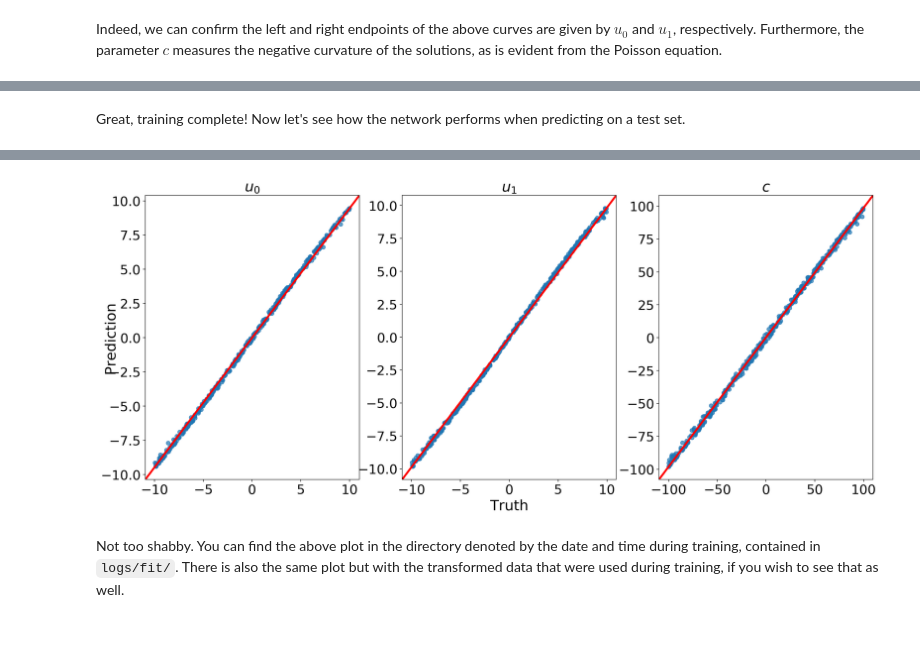
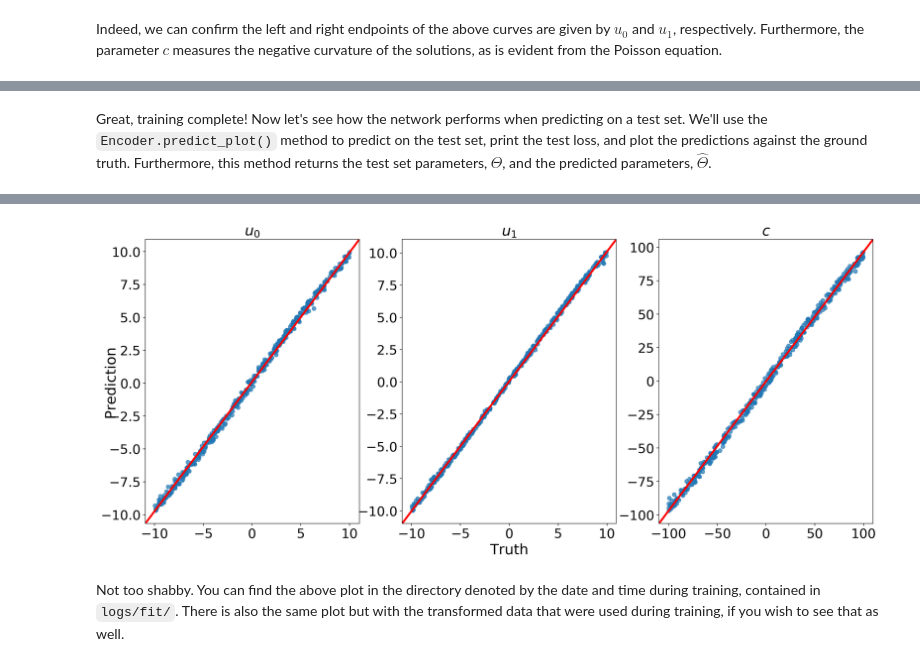
Before and after one commit to mattlukac/IPDESA, a Jupyter notebook: poisson_encoder_example.ipynb, the cells around one changed output, grey strips where cells are left out. Saved outputs shown, nothing was run; the diff lists cells and outputs as text; code cells hidden in the pictures; blank space fills up the shorter version.

Commit message:
added predictive check

```diff
--- a/poisson_encoder_example.ipynb
+++ b/poisson_encoder_example.ipynb
@@ -192,10 +197,10 @@ design = {'flavor':'ff',
                               (50, 'tanh'),
                               (out_units, 'linear')
                              ],
-          'dropout':[0.1, 0.1, 0.1],
+          'dropout':[0., 0.1, 0.],
           'optimizer':'adam',
           'loss':'mse',
-          'callbacks':[],
+          'callbacks':['tensorboard'],
           'batch_size':25,
           'epochs':10,
          }
@@ -239,6 +245,10 @@ Epoch 10/10
 # %% [markdown]
 Great, training complete! Now let's see how the network performs
-when predicting on a test set.
+when predicting on a test set. We'll use the `Encoder.predict_plot()`
+method to predict on the test set, print the test loss,
+and plot the predictions against the ground truth.
+Furthermore, this method returns the test set parameters, $\Theta$,
+and the predicted parameters, $\hat\Theta$.
 # %%
-model.predict_plot(here=True)
+Theta_true, Theta_hat = model.predict_plot(here=True)
 # %% [output]
@@ -246,4 +256,4 @@ test loss: 0.00042317871702834964
-[figure, old version]
+[figure, new version]
 # %% [markdown]
 Not too shabby. You can find the above plot in the directory
 denoted by the date and time during training, contained in `logs/fit/`.
```
Also changed, not shown: parts of 11 cells of this notebook, 2 other files.
